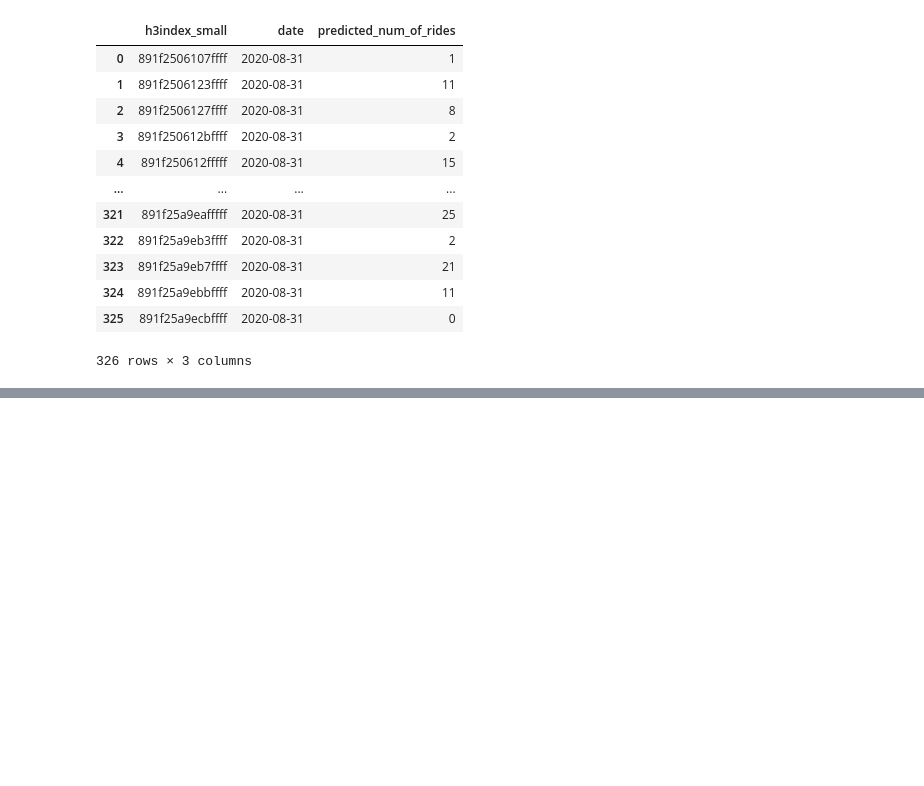
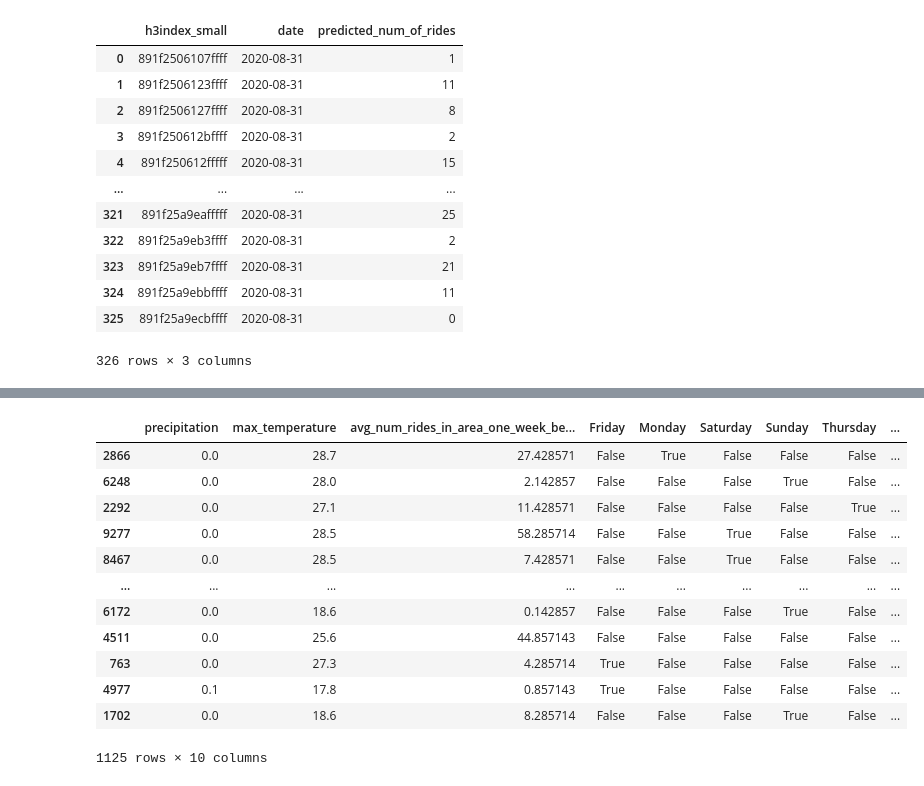
Before and after one commit to logro003/demand-fc, a Jupyter notebook: notebooks/testing_code.ipynb, the cells around one changed output, grey strips where cells are left out. Drawn from its saved outputs; the diff is of its cells as text; code cells hidden in the pictures; blank space fills up the shorter version.

```diff
--- a/notebooks/testing_code.ipynb
+++ b/notebooks/testing_code.ipynb
@@ -230,0 +249,5 @@ INFO:root:Made predictions
+# %%
+from app import config
+target_variable = config.MODEL_CONFIG['target']
+features = config.MODEL_CONFIG['features']
+features
@@ -230,0 +289,23 @@ INFO:root:Made predictions
+# %%
+# Setting a side evaluation data to not be used when training and hyper parameter tuning the model
+training_df, test_df = train_test_split(model_df, test_size=0.15, random_state=43)
+X_train = training_df.drop(columns=target_variable)
+y_train = training_df[[target_variable]]
+X_test = test_df.drop(columns=target_variable)
+y_test = test_df[[target_variable]]
+
+X_test
+# %% [output]
+|  | precipitation | max_temperature | avg_num_rides_in_area_one_week_be... | Friday | Monday | Saturday | Sunday | Thursday | ... |
+| 2866 | 0.0 | 28.7 | 27.428571 | False | True | False | False | False | ... |
+| 6248 | 0.0 | 28.0 | 2.142857 | False | False | False | True | False | ... |
+| 2292 | 0.0 | 27.1 | 11.428571 | False | False | False | False | True | ... |
+| 9277 | 0.0 | 28.5 | 58.285714 | False | False | True | False | False | ... |
+| 8467 | 0.0 | 28.5 | 7.428571 | False | False | True | False | False | ... |
+| ... | ... | ... | ... | ... | ... | ... | ... | ... | ... |
+| 6172 | 0.0 | 18.6 | 0.142857 | False | False | False | True | False | ... |
+| 4511 | 0.0 | 25.6 | 44.857143 | False | False | False | False | False | ... |
+| 763 | 0.0 | 27.3 | 4.285714 | True | False | False | False | False | ... |
+| 4977 | 0.1 | 17.8 | 0.857143 | True | False | False | False | False | ... |
+| 1702 | 0.0 | 18.6 | 8.285714 | False | False | False | True | False | ... |
+1125 rows × 10 columns
```
Also changed, not shown: parts of 8 cells of this notebook, 11 other files.
